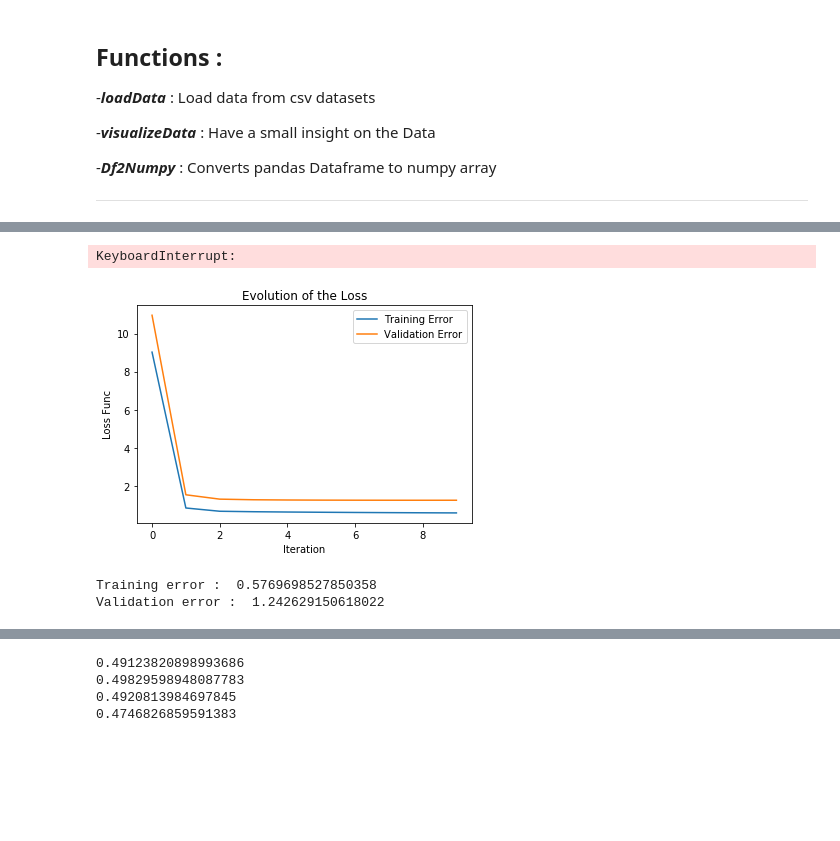
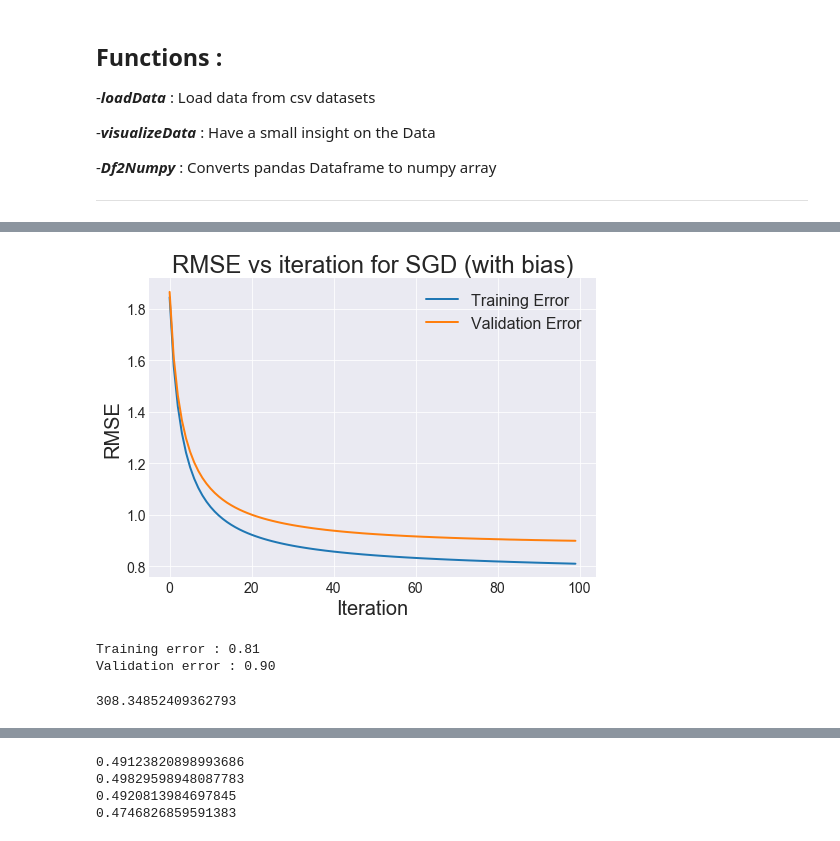
Before and after one commit to VincentGouteux/ProjectMF, a Jupyter notebook: MatrixFacto.ipynb, the cells around one changed output, grey strips where cells are left out. Saved outputs shown, nothing was run; the diff lists cells and outputs as text; code cells hidden in the pictures; blank space fills up the shorter version.

```diff
--- a/MatrixFacto.ipynb
+++ b/MatrixFacto.ipynb
@@ -506,2 +484,14 @@ RSGD = Df2Numpy(ratings)
 # %%
-mfSGD = MatrixFactorization(RSGD, nFactors=1, lambdaReg=0.1, muReg=0.1, withBias=False, userBiasReg=0.1, movieBiasReg=0.1, alpha=0.001, trainFrac=0.8, valFrac=0.2, testFrac=0.0, maxIter=50, mean=0.0, sd=1.0)
+# Test SGD with bias
+R_bsgd = Df2Numpy(ratings)
+mf_bsgd = MatrixFactorization(R_bsgd,
+                             nFactors=5,
+                             lambdaReg=0.1,
+                             muReg=0.1,
+                             userBiasReg=0.1,
+                             movieBiasReg=0.1,
+                             trainFrac=0.8,
+                             valFrac=0.2,
+                             testFrac=0.0,
+                             withBias=True)
+U_bsgd, V_bsgd, history_bsgd = mf_bsgd.stochasticGradientDescent(True)
@@ -538,28 +497,0 @@ Validation error :  0.7582010342921011
-# %%
-#R = syntheticMatrix(20, 8, 4)
-#print(R)
-RALS = Df2Numpy(ratings)
-mfALS = MatrixFactorization(RALS, nFactors=1, lambdaReg=0.2, muReg=0.2, userBiasReg=0.2, movieBiasReg=0.2, alpha=0.01, trainFrac=0.8, valFrac=0.2, testFrac=0.0, maxIter=20, mean=0, sd=1)
-UALS, VALS, historyALS = mfALS.als()
-
-mfALS.plotHistory(historyALS)
-print("Training error : ", historyALS['trainError'])
-print("Validation error : ", historyALS['valError'])
-
-
-#print(np.dot(U, V.T))
-#print(R)
-# %% [output]
-KeyboardInterrupt:
-# %%
-RCD = Df2Numpy(ratings)
-mfCD = MatrixFactorization(RCD, nFactors=2, withBias=False, lambdaReg=0.2, muReg=0.2, userBiasReg=0.2, movieBiasReg=0.2, alpha=0.01, trainFrac=0.8, valFrac=0.2, testFrac=0.0, maxIter=10, mean=0, sd=1)
-UCD, VCD, historyCD = mfCD.coordinateDescent(logging=True)
-
-mfCD.plotHistory(historyCD)
-print("Training error : ", historyCD['trainError'])
-print("Validation error : ", historyCD['valError'])
-# %% [output]
-[figure, removed]
-Training error :  0.5769698527850358
-Validation error :  1.242629150618022
@@ -567,0 +498,28 @@ import numpy as np
+# %%
+mf_bsgd.plotHistory(history_bsgd, title='RMSE vs iteration for SGD (with bias)')
+print("Training error : {0:.2f}".format(history_bsgd['trainError']))
+print("Validation error : {0:.2f}".format(history_bsgd['valError']))
+# %% [output]
+[figure, added]
+Training error : 0.81
+Validation error : 0.90
+# %%
+# Test ALS without bias
+t1 = time.time()
+R_als = Df2Numpy(ratings)
+mf_als = MatrixFactorization(R_als,
+                             nFactors=5,
+                             lambdaReg=0.1,
+                             muReg=0.1,
+                             userBiasReg=0.0,
+                             movieBiasReg=0.0,
+                             trainFrac=0.8,
+                             valFrac=0.2,
+                             testFrac=0.0,
+                             withBias=False,
+                             maxIter =100)
+U_als, V_als, history_als = mf_als.stochasticGradientDescent(True)
+t2 = time.time()
+print(t2-t1)
+# %% [output]
+308.34852409362793
```
Also changed, not shown: parts of 19 cells of this notebook.
